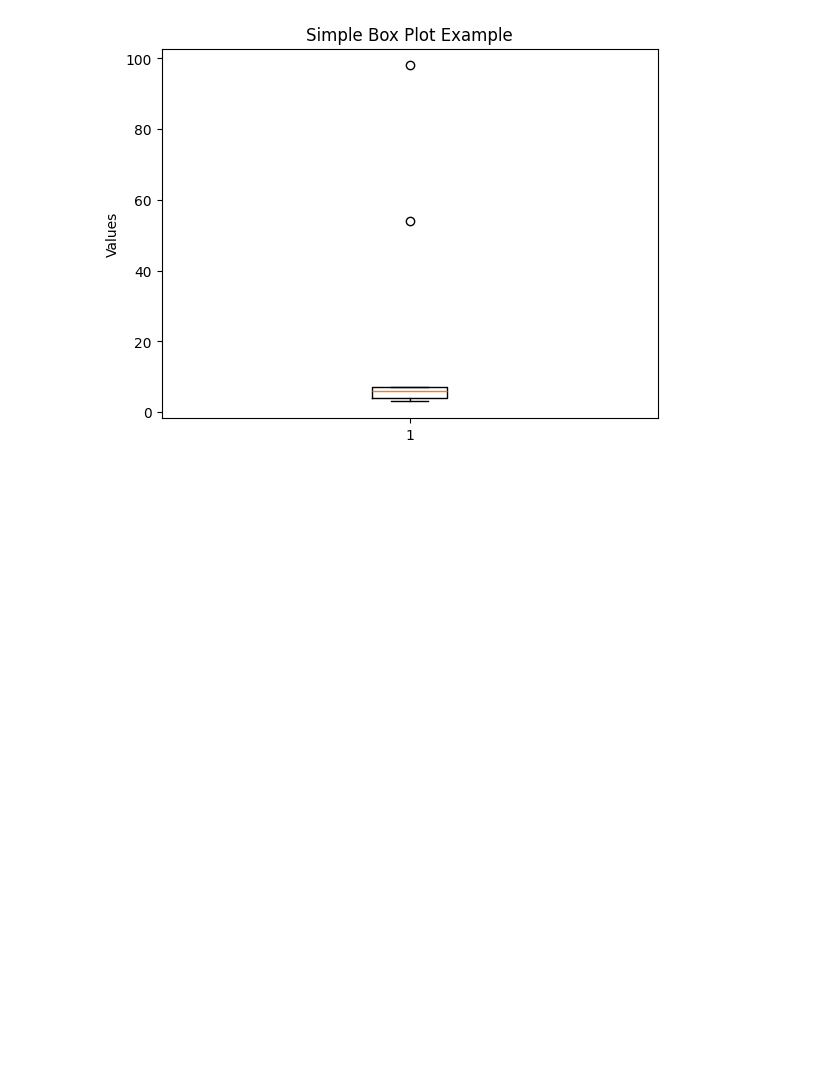
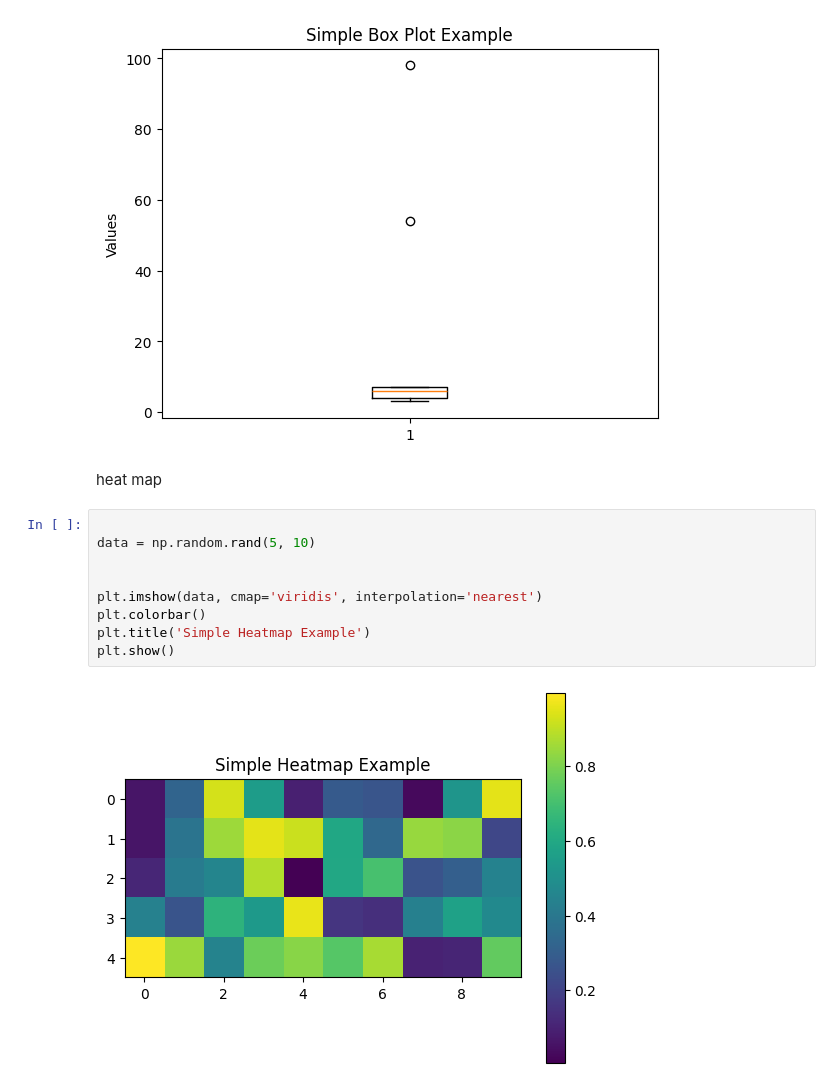
Before and after one commit to andhepraveen2005/ML_LAB_2026-27, a Jupyter notebook: Untitled5.ipynb, the cells around one changed output. Drawn from its saved outputs; the diff is of its cells as text; blank space fills up the shorter version.

```diff
--- a/Untitled5.ipynb
+++ b/Untitled5.ipynb
@@ -86,3 +86,16 @@ plt.ylabel('Values')
 plt.show()
 # %% [output]
 [figure]
+# %% [markdown]
+heat map
+# %%
+
+data = np.random.rand(5, 10)
+
+
+plt.imshow(data, cmap='viridis', interpolation='nearest')
+plt.colorbar()
+plt.title('Simple Heatmap Example')
+plt.show()
+# %% [output]
+[figure, added]
```
